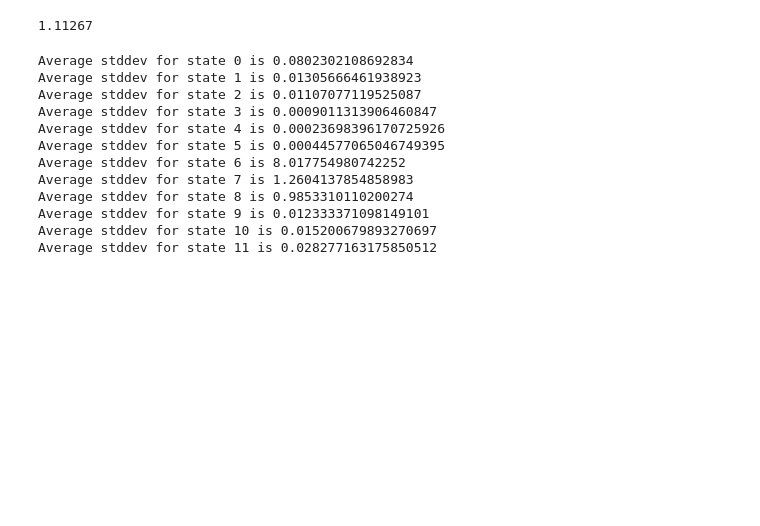
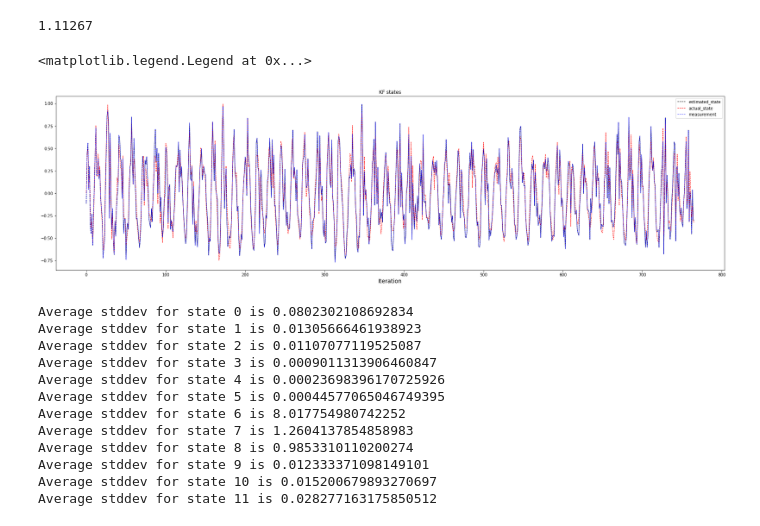
Before and after one commit to LouKordos/jupyter_notebooks, a Jupyter notebook: kf-tuning.ipynb, the cells around one changed output. Cells and saved outputs as stored; diff of their text form; code cells hidden in the pictures; blank space fills up the shorter version.

Commit message:
Move plot cell up, only plot subset of all samples

```diff
--- a/kf-tuning.ipynb
+++ b/kf-tuning.ipynb
@@ -217,6 +215,20 @@ for sequence_index in range(len(state_sequences)):
     estimated_states_results.append(estimated_states)
     actual_states_results.append(actual_states)
     measurements_results.append(measurements)
+# %%
+fig = plt.figure(figsize=(30,8))
+ax = fig.add_subplot(111)
+
+ax.plot([element[6] for element in estimated_states_results[1][100:500]], color="black", linewidth=1, linestyle="dashed", label="estimated_state")
+ax.plot([element[6] for element in actual_states_results[1][1:-1]], color="red", linewidth=1, linestyle="dashed", label="actual_state")
+ax.plot([element[6] for element in measurements_results[1][1:-1]], color="blue", linewidth=1, linestyle="dashed", label="measurement")
+
+ax.set_title("KF states")
+ax.set_xlabel("Iteration", fontsize=14)
+ax.legend(loc='upper right')
+# %% [output]
+<matplotlib.legend.Legend at 0x...>
+[figure, added]
 # %%
 element_index = 3
 
```
Also changed, not shown: parts of 3 cells of this notebook.
